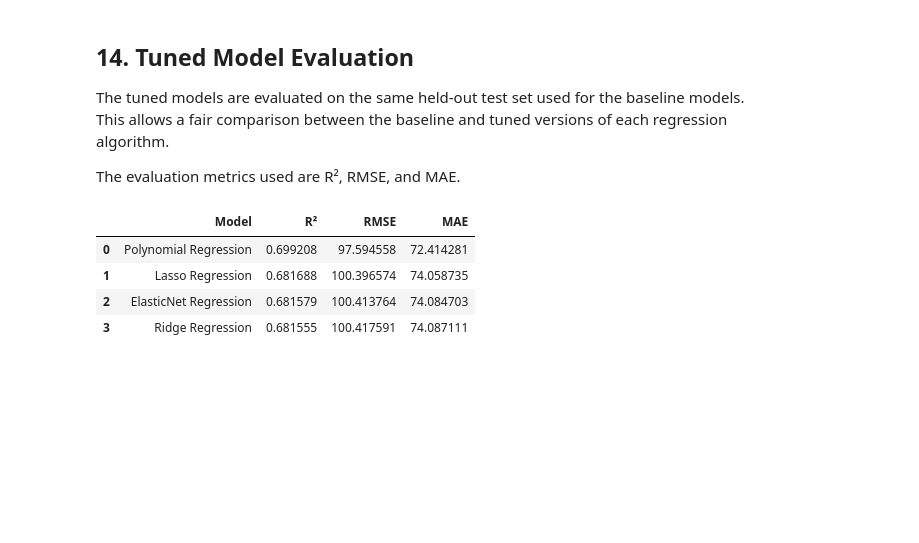
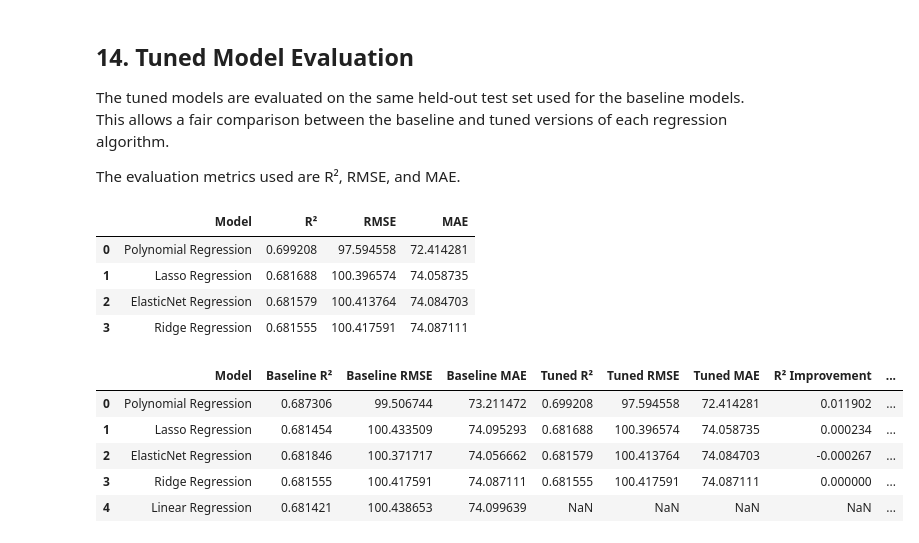
Before and after one commit to vaishnavit67/23cse301-ecommerce-ml-capstone, a Jupyter notebook: Notebooks/Regression.ipynb, the cells around one changed output. Drawn from its saved outputs; the diff is of its cells as text; code cells hidden in the pictures; blank space fills up the shorter version.

Commit message:
added comparision for baseline and tuned

```diff
--- a/Notebooks/Regression.ipynb
+++ b/Notebooks/Regression.ipynb
@@ -1163,3 +1163,56 @@ tuned_results_df
 | 1 | Lasso Regression | 0.681688 | 100.396574 | 74.058735 |
 | 2 | ElasticNet Regression | 0.681579 | 100.413764 | 74.084703 |
 | 3 | Ridge Regression | 0.681555 | 100.417591 | 74.087111 |
+# %%
+# Create baseline results table with consistent model names
+
+baseline_results_df = results_df.copy()
+
+baseline_results_df = baseline_results_df.rename(
+    columns={
+        "R²": "Baseline R²",
+        "RMSE": "Baseline RMSE",
+        "MAE": "Baseline MAE"
+    }
+)
+
+tuned_comparison_df = tuned_results_df.rename(
+    columns={
+        "R²": "Tuned R²",
+        "RMSE": "Tuned RMSE",
+        "MAE": "Tuned MAE"
+    }
+)
+
+baseline_vs_tuned = baseline_results_df.merge(
+    tuned_comparison_df,
+    on="Model",
+    how="left"
+)
+
+baseline_vs_tuned["R² Improvement"] = (
+    baseline_vs_tuned["Tuned R²"]
+    - baseline_vs_tuned["Baseline R²"]
+)
+
+baseline_vs_tuned["RMSE Improvement"] = (
+    baseline_vs_tuned["Baseline RMSE"]
+    - baseline_vs_tuned["Tuned RMSE"]
+)
+
+baseline_vs_tuned["MAE Improvement"] = (
+    baseline_vs_tuned["Baseline MAE"]
+    - baseline_vs_tuned["Tuned MAE"]
+)
+
+baseline_vs_tuned.sort_values(
+    by="Tuned R²",
+    ascending=False
+).reset_index(drop=True)
+# %% [output]
+|  | Model | Baseline R² | Baseline RMSE | Baseline MAE | Tuned R² | Tuned RMSE | Tuned MAE | R² Improvement | ... |
+| 0 | Polynomial Regression | 0.687306 | 99.506744 | 73.211472 | 0.699208 | 97.594558 | 72.414281 | 0.011902 | ... |
+| 1 | Lasso Regression | 0.681454 | 100.433509 | 74.095293 | 0.681688 | 100.396574 | 74.058735 | 0.000234 | ... |
+| 2 | ElasticNet Regression | 0.681846 | 100.371717 | 74.056662 | 0.681579 | 100.413764 | 74.084703 | -0.000267 | ... |
+| 3 | Ridge Regression | 0.681555 | 100.417591 | 74.087111 | 0.681555 | 100.417591 | 74.087111 | 0.000000 | ... |
+| 4 | Linear Regression | 0.681421 | 100.438653 | 74.099639 | NaN | NaN | NaN | NaN | ... |
```
